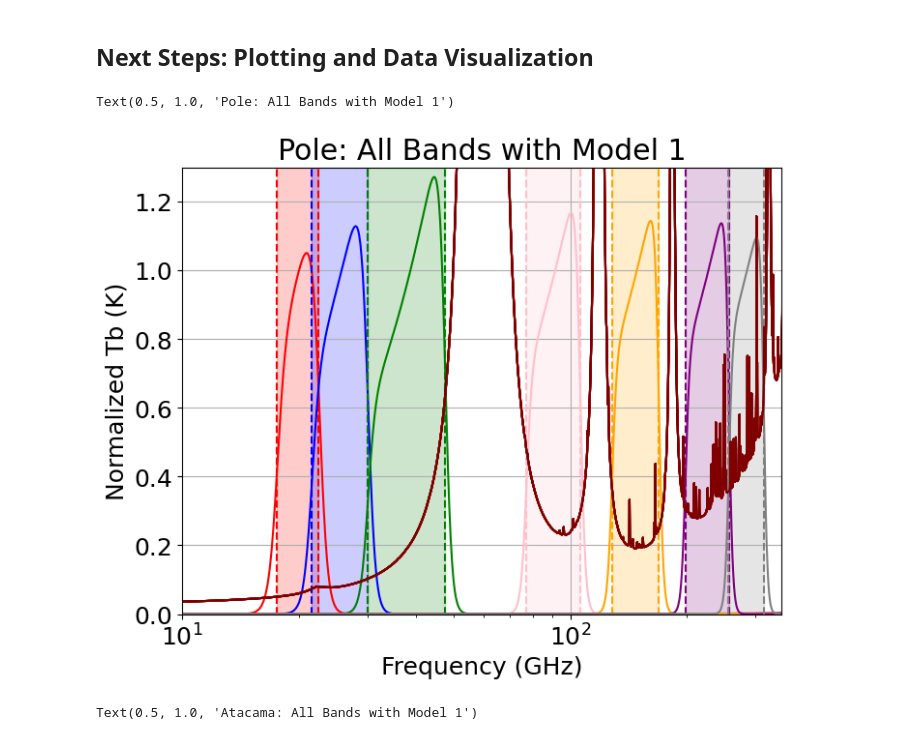
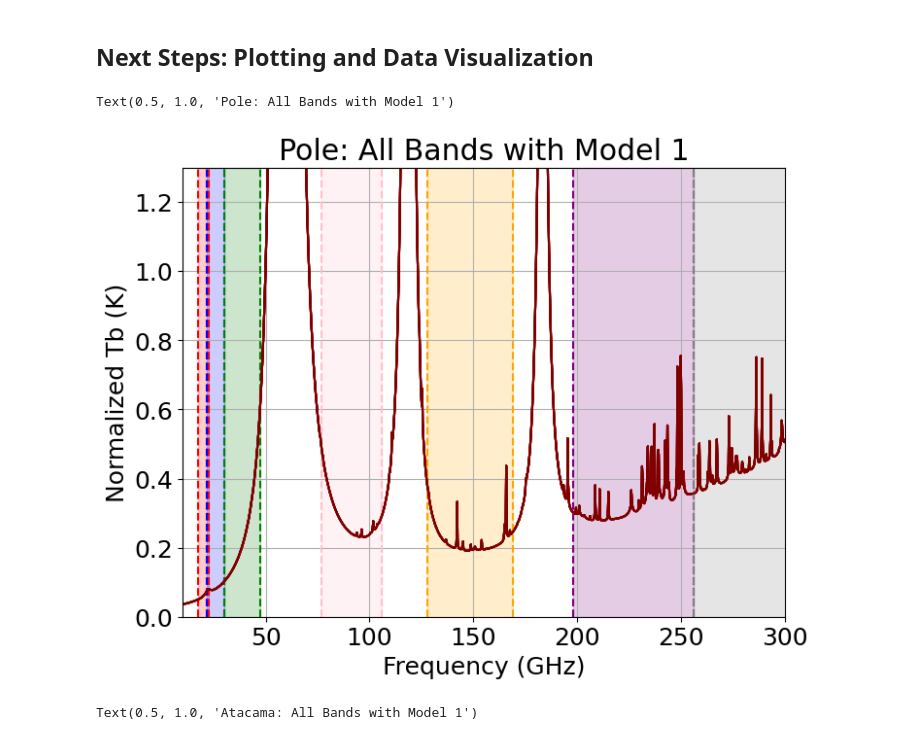
Before and after one commit to JohnRuhl/Atmos_pwv_flucts, a Jupyter notebook: Atmos_pwv_flucts.ipynb, the cells around one changed output. Saved outputs shown, nothing was run; the diff lists cells and outputs as text; code cells hidden in the pictures.

```diff
--- a/Atmos_pwv_flucts.ipynb
+++ b/Atmos_pwv_flucts.ipynb
@@ -35,0 +92,20 @@ plt.grid()
+# %%
+# Look at 22GHz water line more closely.
+# Shape of Pole line is weird, maybe suspicious.  Should verify with direct am runs with
+# better frequency resolution.
+
+plt.rcParams.update({'font.size': 14})
+plt.rcParams['figure.figsize'] = [8, 4]
+
+numax = 30
+
+for site in ['Pole','Atacama']:
+    for pwv in atmos[site].keys():
+        pltlabel=site+':'+str(pwv)
+        plt.plot(atmos[site][pwv][0],atmos[site][pwv][1],'.',label=pltlabel)
+plt.legend()
+plt.ylabel('Tb')
+#plt.xlim(10,numax)
+plt.xlim(10,30)
+plt.ylim(0,10)
+plt.grid()
@@ -207,30 +285,30 @@ for chnum in sim['channels'].keys():
 # %%
 bandtype_dict= {'ULF':'red', 'LF_1': 'blue', 'LF_2': 'green', 'MF_1': 'pink', 'MF_2': 'orange', 'HF_1': 'purple', 'HF_2': 'grey'}
 bandarray=list(bandtype_dict.keys())
 
 #for band in bands['SAT'].keys():
 
 for ch in chlist:
     btype=bandtype_dict[ch]
     x1=spole_dict[300][ch]['high_edge_0']
     x2=spole_dict[300][ch]['low_edge_0']
     plt.axvline(x = x1, color=btype, linestyle='dashed', markersize= 0.5)#, label = 'upper band edge')
     plt.axvline(x = x2, color=btype, linestyle='dashed', markersize= 0.5)
         #plt.fill_between(x1, x2, color='blue', alpha=.2)
     plt.axvspan(x1, x2, alpha=0.2, color=btype)
 
-    plt.semilogx(spole_dict[300][ch]['freqvec'], spole_dict[300][ch]['bandshape'], color=btype, label='Logistic Band Model')
-    plt.semilogx(spole_dict[300][ch]['freqvec'], spole_dict[300][ch]['tbvec']/50, color='maroon', linestyle='solid', markersize= 0.15)
+    #plt.plot(spole_dict[300][ch]['freqvec'], spole_dict[300][ch]['bandshape'], color=btype, label='Logistic Band Model')
+    plt.plot(spole_dict[300][ch]['freqvec'], spole_dict[300][ch]['tbvec']/50, color='maroon', linestyle='solid', markersize= 0.15)
 #note that model 1 includes optics/lyot info and instrumentation info
-plt.xlim(10, 350)
+plt.xlim(10, 300)
 plt.ylim(0, 1.3)
 plt.grid()
 plt.xlabel('Frequency (GHz)')
 plt.ylabel('Normalized Tb (K)')
 plt.title('Pole: All Bands with Model 1')
 # %% [output]
 Text(0.5, 1.0, 'Pole: All Bands with Model 1')
-[figure, old version]
+[figure, new version]
 # %%
 bandtype_dict= {'ULF':'red', 'LF_1': 'blue', 'LF_2': 'green', 'MF_1': 'pink', 'MF_2': 'orange', 'HF_1': 'purple', 'HF_2': 'grey'}
 bandarray=list(bandtype_dict.keys())
```
Also changed, not shown: parts of 3 cells of this notebook.
